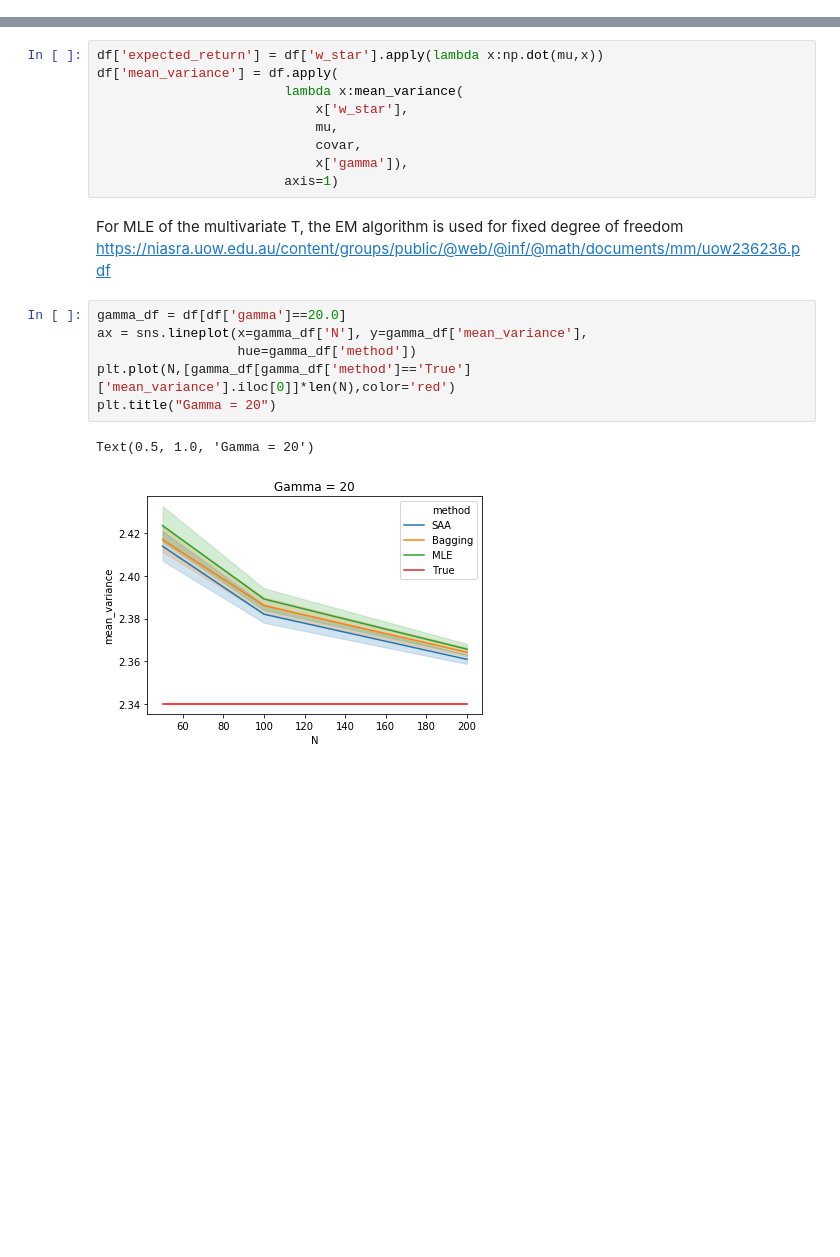
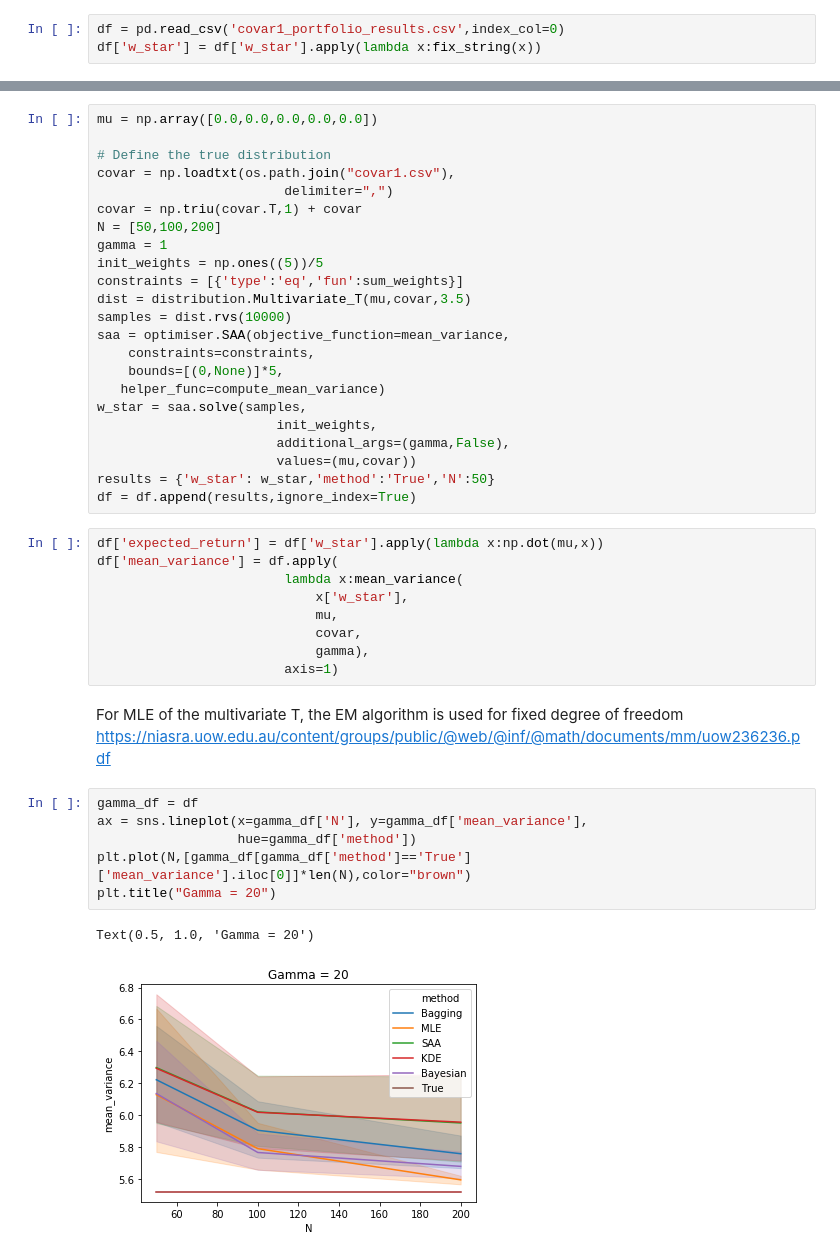
Before and after one commit to harrisonnguyen/stochastic_optimisation, a Jupyter notebook: Portfolio_Experiments/portfolio_experiments.ipynb, the cells around one changed output, grey strips where cells are left out. Cells and saved outputs as stored; diff of their text form; blank space fills up the shorter version.

Commit message:
added portfolio experiments update

```diff
--- a/Portfolio_Experiments/portfolio_experiments.ipynb
+++ b/Portfolio_Experiments/portfolio_experiments.ipynb
@@ -111,3 +112,6 @@ for j in range(len(gamma)):
                        values=(mu,covar))
     results = {'w_star': w_star,'method':'True','gamma':gamma[j],'N':N[i]}
     df = df.append(results,ignore_index=True)
+# %%
+df = pd.read_csv('covar1_portfolio_results.csv',index_col=0)
+df['w_star'] = df['w_star'].apply(lambda x:fix_string(x))
@@ -114,3 +127,26 @@ for j in range(len(gamma)):
+# %%
+mu = np.array([0.0,0.0,0.0,0.0,0.0])
+
+# Define the true distribution
+covar = np.loadtxt(os.path.join("covar1.csv"),
+                        delimiter=",")
+covar = np.triu(covar.T,1) + covar
+N = [50,100,200]
+gamma = 1
+init_weights = np.ones((5))/5
+constraints = [{'type':'eq','fun':sum_weights}]
+dist = distribution.Multivariate_T(mu,covar,3.5)
+samples = dist.rvs(10000)
+saa = optimiser.SAA(objective_function=mean_variance,
+    constraints=constraints,
+    bounds=[(0,None)]*5,
+   helper_func=compute_mean_variance)
+w_star = saa.solve(samples,
+                       init_weights,
+                       additional_args=(gamma,False),
+                       values=(mu,covar))
+results = {'w_star': w_star,'method':'True','N':50}
+df = df.append(results,ignore_index=True)
 # %%
 df['expected_return'] = df['w_star'].apply(lambda x:np.dot(mu,x))
 df['mean_variance'] = df.apply(
@@ -118,17 +154,17 @@ df['mean_variance'] = df.apply(
                             x['w_star'],
                             mu,
                             covar,
-                            x['gamma']),
+                            gamma),
                         axis=1)
 # %% [markdown]
 For MLE of the multivariate T, the EM algorithm is used for fixed degree of freedom
 https://niasra.uow.edu.au/content/groups/public/@web/@inf/@math/documents/mm/uow236236.pdf
 # %%
-gamma_df = df[df['gamma']==20.0]
+gamma_df = df
 ax = sns.lineplot(x=gamma_df['N'], y=gamma_df['mean_variance'],
                   hue=gamma_df['method'])
-plt.plot(N,[gamma_df[gamma_df['method']=='True']['mean_variance'].iloc[0]]*len(N),color='red')
+plt.plot(N,[gamma_df[gamma_df['method']=='True']['mean_variance'].iloc[0]]*len(N),color="brown")
 plt.title("Gamma = 20")
 # %% [output]
 Text(0.5, 1.0, 'Gamma = 20')
-[figure, old version]
+[figure, new version]
```
Also changed, not shown: parts of 6 cells of this notebook, 12 other files.
